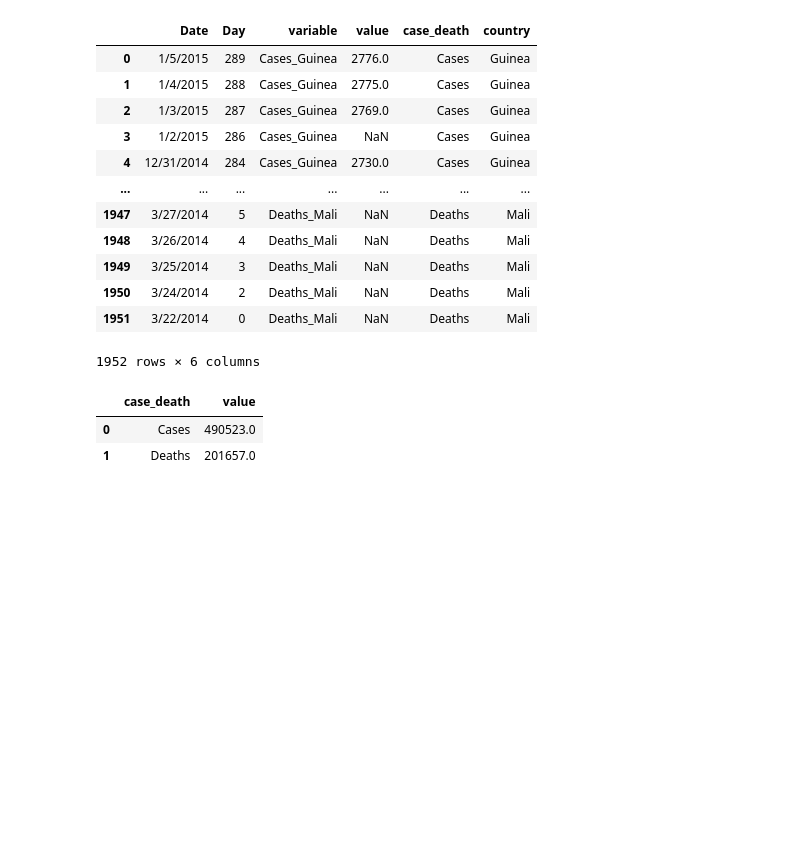
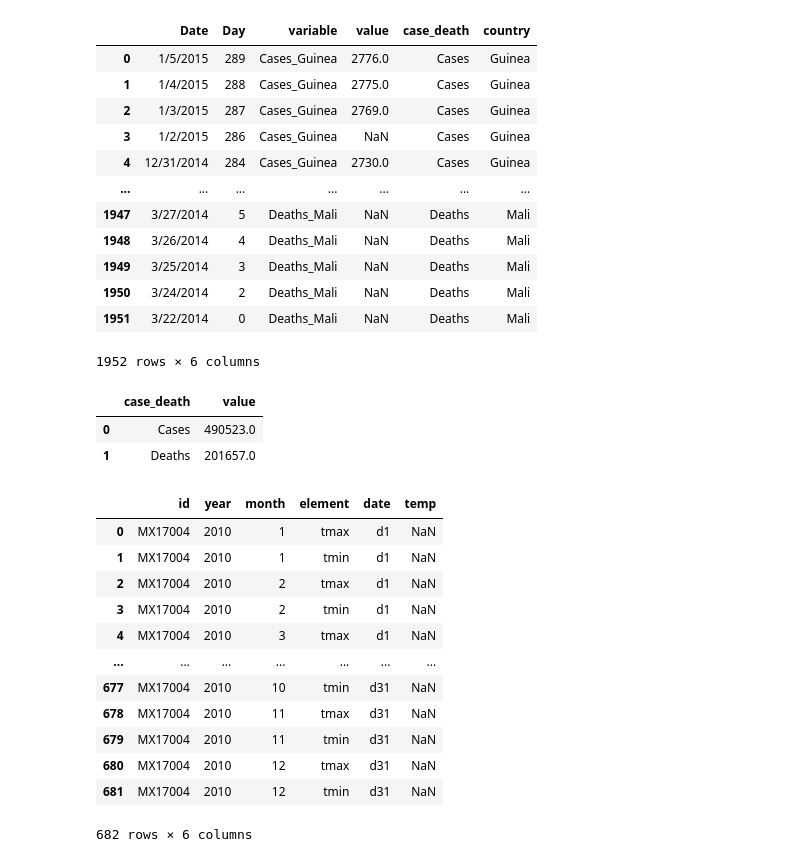
Before and after one commit to AngelaShang/2020-python_john, a Jupyter notebook: class/02_tidy_john.ipynb, the cells around one changed output. Saved outputs shown, nothing was run; the diff lists cells and outputs as text; code cells hidden in the pictures; blank space fills up the shorter version.

```diff
--- a/class/02_tidy_john.ipynb
+++ b/class/02_tidy_john.ipynb
@@ -172,0 +187,16 @@ ebola_long.groupby(["case_death"])["value"].sum().reset_index()
+# %%
+weather_long
+# %% [output]
+|  | id | year | month | element | date | temp |
+| 0 | MX17004 | 2010 | 1 | tmax | d1 | NaN |
+| 1 | MX17004 | 2010 | 1 | tmin | d1 | NaN |
+| 2 | MX17004 | 2010 | 2 | tmax | d1 | NaN |
+| 3 | MX17004 | 2010 | 2 | tmin | d1 | NaN |
+| 4 | MX17004 | 2010 | 3 | tmax | d1 | NaN |
+| ... | ... | ... | ... | ... | ... | ... |
+| 677 | MX17004 | 2010 | 10 | tmin | d31 | NaN |
+| 678 | MX17004 | 2010 | 11 | tmax | d31 | NaN |
+| 679 | MX17004 | 2010 | 11 | tmin | d31 | NaN |
+| 680 | MX17004 | 2010 | 12 | tmax | d31 | NaN |
+| 681 | MX17004 | 2010 | 12 | tmin | d31 | NaN |
+682 rows × 6 columns
```
Also changed, not shown: parts of 5 cells of this notebook, 1 other file.
